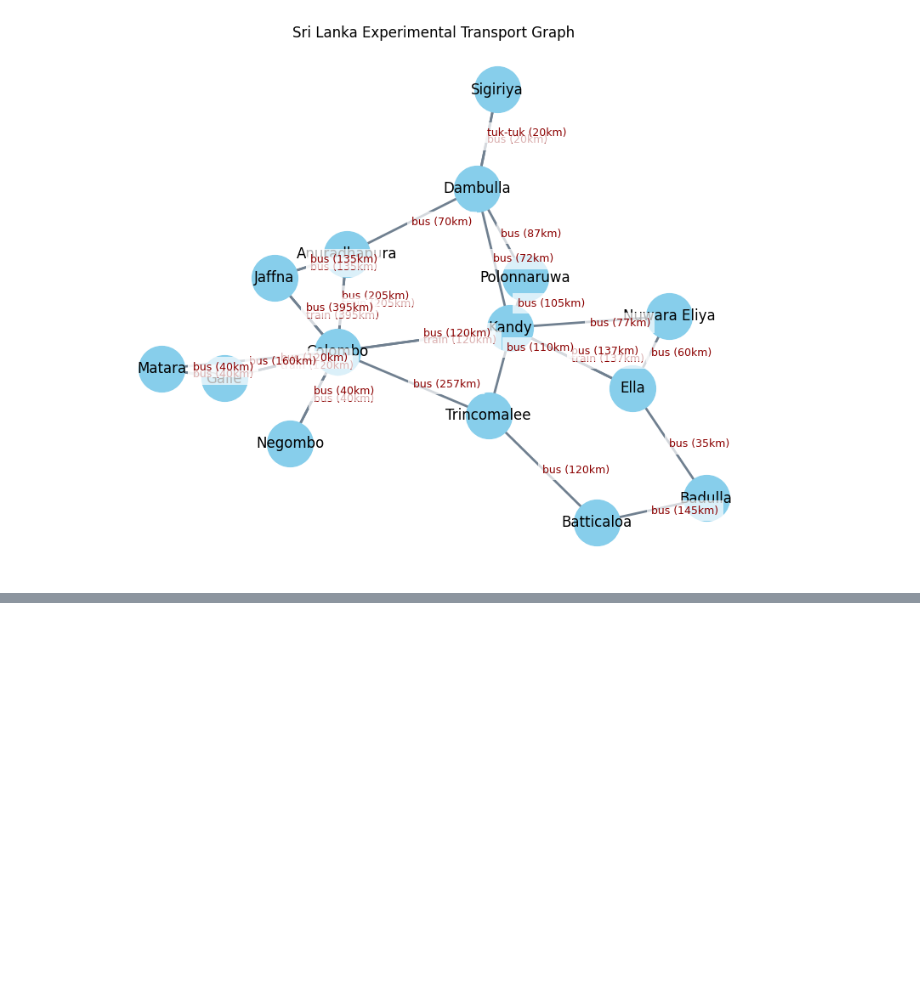
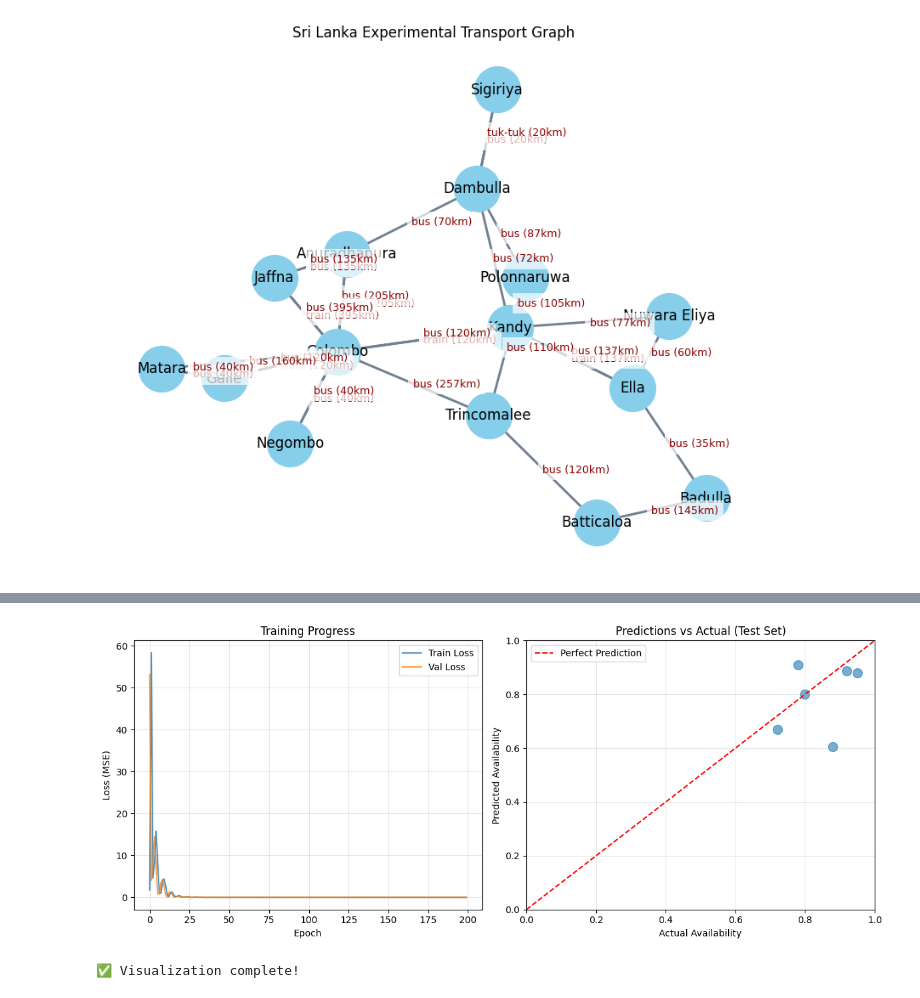
Before and after one commit to Travion-Reserch-Project/ml-services, a Jupyter notebook: transport-service/notebooks/gnn_transport_network_v1.ipynb, the cells around one changed output, grey strips where cells are left out. Cells and saved outputs as stored; diff of their text form; code cells hidden in the pictures; blank space fills up the shorter version.

```diff
--- a/transport-service/notebooks/gnn_transport_network_v1.ipynb
+++ b/transport-service/notebooks/gnn_transport_network_v1.ipynb
@@ -407,3 +407,23 @@ class SimpleEdgeGNN(nn.Module):
         edge_inputs = torch.cat([x[src], x[dst], data.edge_attr], dim=1)
         out = self.edge_mlp(edge_inputs).squeeze()
         return out
+# %%
+# ============================================================
+# STEP 6: Split Data into Train/Val/Test Sets
+# ============================================================
+
+# Split edges into train (60%), validation (20%), test (20%)
+num_edges = graph_data.edge_index.shape[1]
+indices = torch.randperm(num_edges)
+
+train_size = int(0.6 * num_edges)
+val_size = int(0.2 * num_edges)
+
+train_idx = indices[:train_size]
+val_idx = indices[train_size:train_size + val_size]
+test_idx = indices[train_size + val_size:]
+
+print(f"✅ Data split:")
+print(f"   Train edges: {len(train_idx)} ({len(train_idx)/num_edges*100:.1f}%)")
+print(f"   Val edges: {len(val_idx)} ({len(val_idx)/num_edges*100:.1f}%)")
+print(f"   Test edges: {len(test_idx)} ({len(test_idx)/num_edges*100:.1f}%)")
@@ -409,0 +597,38 @@ class SimpleEdgeGNN(nn.Module):
+# %%
+# ============================================================
+# STEP 10: Visualize Training Progress
+# ============================================================
+
+plt.figure(figsize=(12, 5))
+
+# Plot 1: Training and Validation Loss
+plt.subplot(1, 2, 1)
+plt.plot(train_losses, label='Train Loss', alpha=0.8)
+plt.plot(val_losses, label='Val Loss', alpha=0.8)
+plt.xlabel('Epoch')
+plt.ylabel('Loss (MSE)')
+plt.title('Training Progress')
+plt.legend()
+plt.grid(True, alpha=0.3)
+
+# Plot 2: Predictions vs Actual (Test Set)
+plt.subplot(1, 2, 2)
+test_preds_np = test_preds.numpy()
+test_labels_np = test_labels.numpy()
+plt.scatter(test_labels_np, test_preds_np, alpha=0.6, s=100)
+plt.plot([0, 1], [0, 1], 'r--', label='Perfect Prediction')
+plt.xlabel('Actual Availability')
+plt.ylabel('Predicted Availability')
+plt.title('Predictions vs Actual (Test Set)')
+plt.legend()
+plt.grid(True, alpha=0.3)
+plt.xlim(0, 1)
+plt.ylim(0, 1)
+
+plt.tight_layout()
+plt.show()
+
+print("✅ Visualization complete!")
+# %% [output]
+[figure, added]
+✅ Visualization complete!
```
Also changed, not shown: parts of 6 cells of this notebook, 3 other files.
